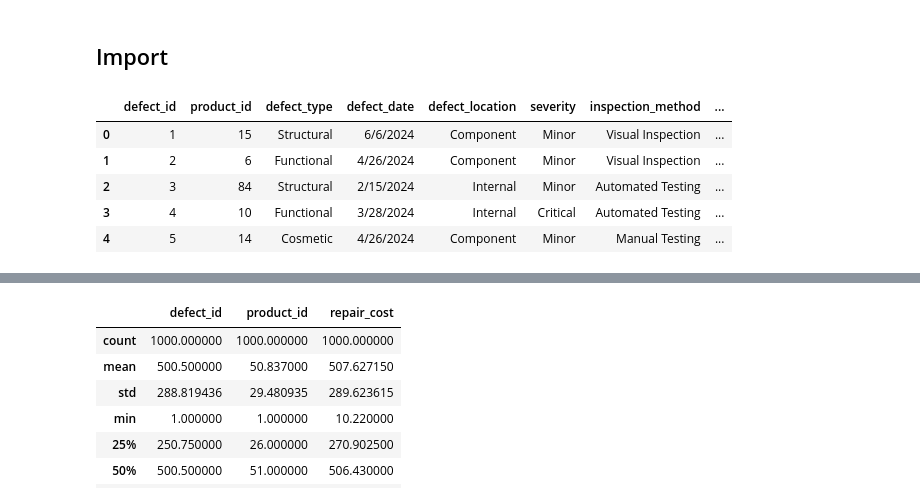
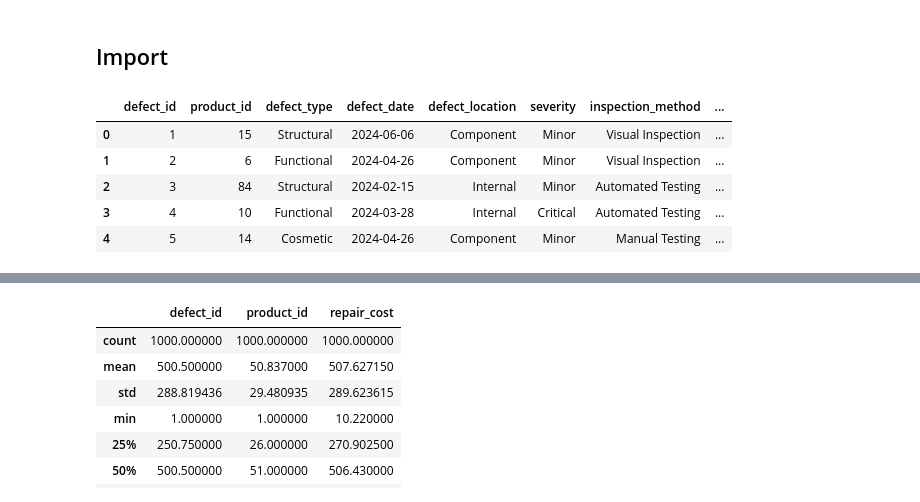
Before and after one commit to deristnoor/python, a Jupyter notebook: project/Data Analytics/Manufacturing_Defect/defect.ipynb, the cells around one changed output, grey strips where cells are left out. Drawn from its saved outputs; the diff is of its cells as text; code cells hidden in the pictures.

```diff
--- a/project/Data Analytics/Manufacturing_Defect/defect.ipynb
+++ b/project/Data Analytics/Manufacturing_Defect/defect.ipynb
@@ -9,11 +11,11 @@ import pandas as pd
 # %%
 url = "https://raw.githubusercontent.com/deristnoor/python/refs/heads/master/project/Data%20Analytics/Manufacturing_Defect/datasets/defects_data.csv"
-df = pd.read_csv(url)
+df = pd.read_csv(url, parse_dates=["defect_date"])
 df.head()
 # %% [output]
 |  | defect_id | product_id | defect_type | defect_date | defect_location | severity | inspection_method | ... |
-| 0 | 1 | 15 | Structural | 6/6/2024 | Component | Minor | Visual Inspection | ... |
-| 1 | 2 | 6 | Functional | 4/26/2024 | Component | Minor | Visual Inspection | ... |
-| 2 | 3 | 84 | Structural | 2/15/2024 | Internal | Minor | Automated Testing | ... |
-| 3 | 4 | 10 | Functional | 3/28/2024 | Internal | Critical | Automated Testing | ... |
-| 4 | 5 | 14 | Cosmetic | 4/26/2024 | Component | Minor | Manual Testing | ... |
+| 0 | 1 | 15 | Structural | 2024-06-06 | Component | Minor | Visual Inspection | ... |
+| 1 | 2 | 6 | Functional | 2024-04-26 | Component | Minor | Visual Inspection | ... |
+| 2 | 3 | 84 | Structural | 2024-02-15 | Internal | Minor | Automated Testing | ... |
+| 3 | 4 | 10 | Functional | 2024-03-28 | Internal | Critical | Automated Testing | ... |
+| 4 | 5 | 14 | Cosmetic | 2024-04-26 | Component | Minor | Manual Testing | ... |
```
Also changed, not shown: parts of 6 cells of this notebook.
